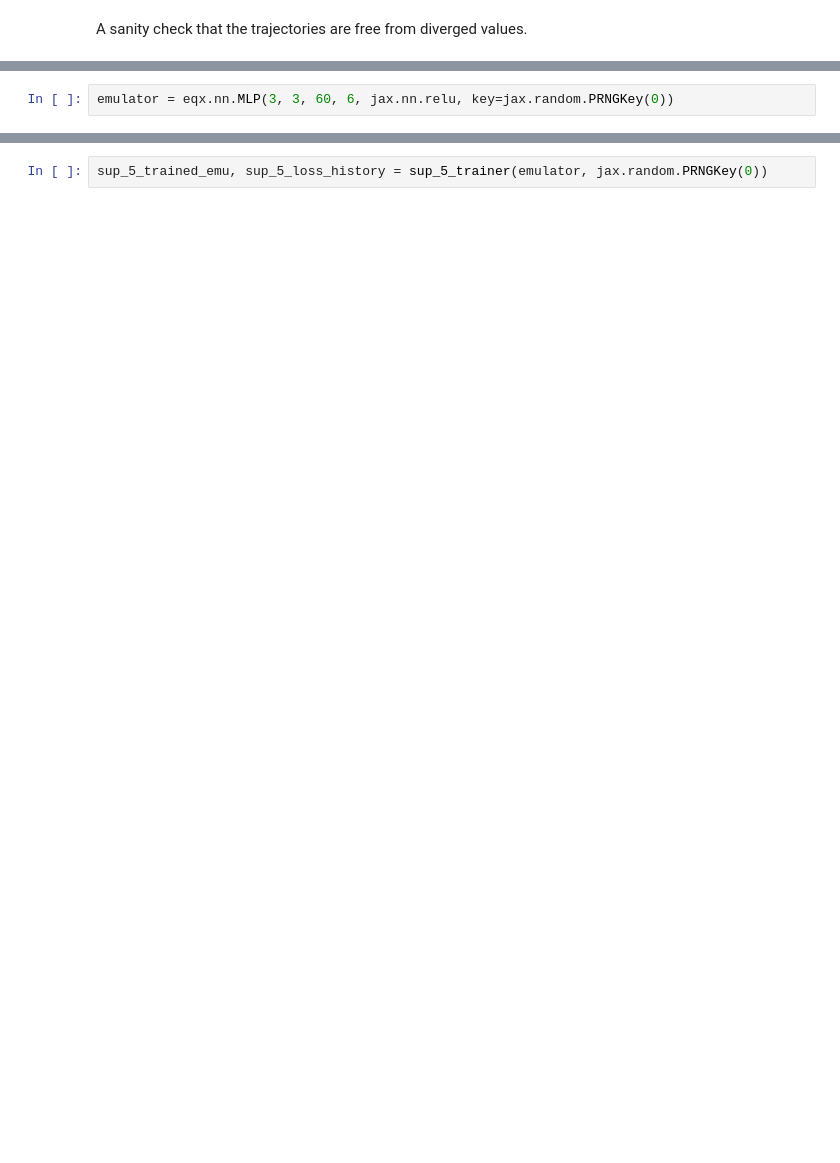
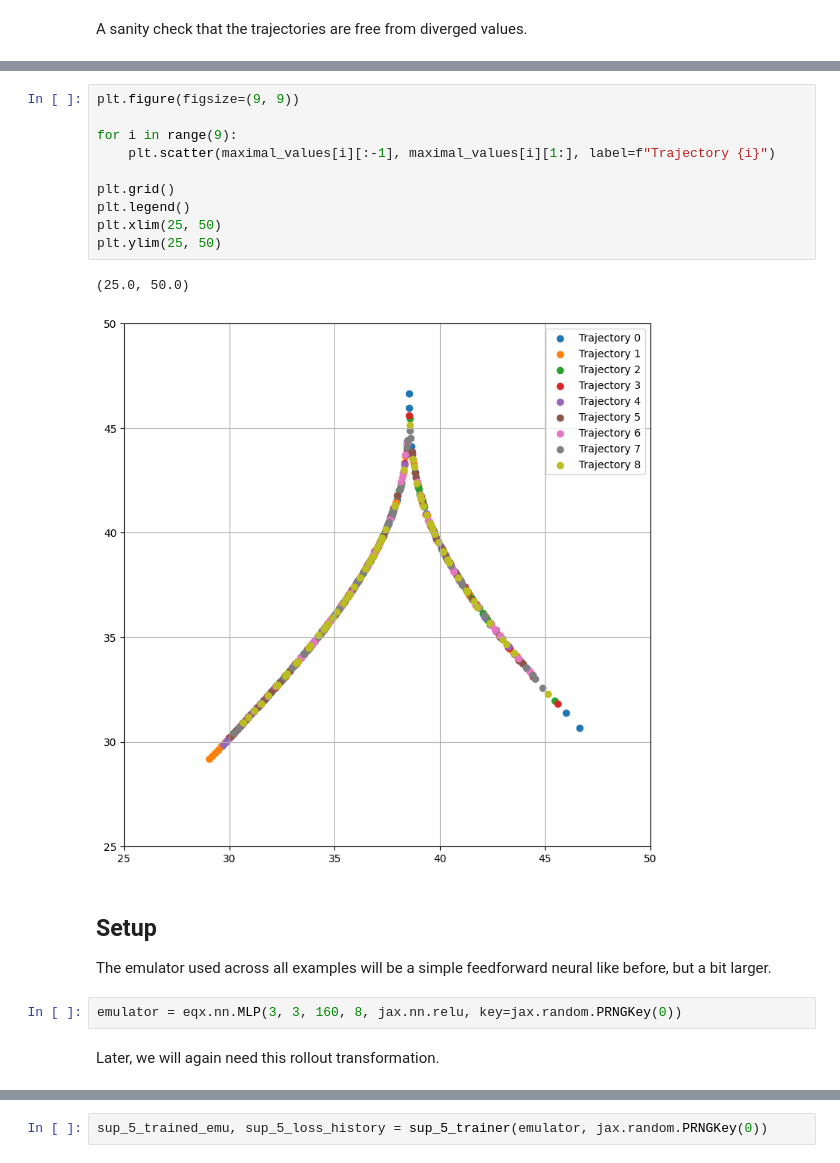
Before and after one commit to Ceyron/trainax, a Jupyter notebook: docs/examples/advanced_lorenz_emulation.ipynb, the cells around one changed output, grey strips where cells are left out. Drawn from its saved outputs; the diff is of its cells as text; blank space fills up the shorter version.

```diff
--- a/docs/examples/advanced_lorenz_emulation.ipynb
+++ b/docs/examples/advanced_lorenz_emulation.ipynb
@@ -63,2 +127,22 @@ jnp.any(jnp.isnan(lorenz_data_trj))
+# %%
+plt.figure(figsize=(9, 9))
+
+for i in range(9):
+    plt.scatter(maximal_values[i][:-1], maximal_values[i][1:], label=f"Trajectory {i}")
+
+plt.grid()
+plt.legend()
+plt.xlim(25, 50)
+plt.ylim(25, 50)
+# %% [output]
+(25.0, 50.0)
+[figure, added]
+# %% [markdown]
+## Setup
+
+The emulator used across all examples will be a simple feedforward neural like
+before, but a bit larger.
 # %%
-emulator = eqx.nn.MLP(3, 3, 60, 6, jax.nn.relu, key=jax.random.PRNGKey(0))
+emulator = eqx.nn.MLP(3, 3, 160, 8, jax.nn.relu, key=jax.random.PRNGKey(0))
+# %% [markdown]
+Later, we will again need this rollout transformation.
```
Also changed, not shown: parts of 85 cells of this notebook, 1 other file.
